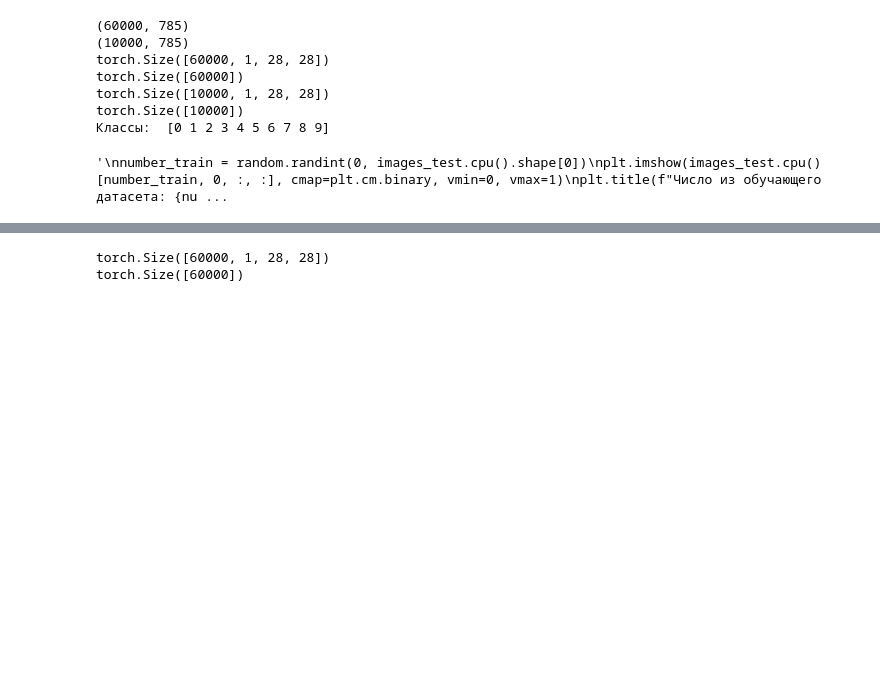
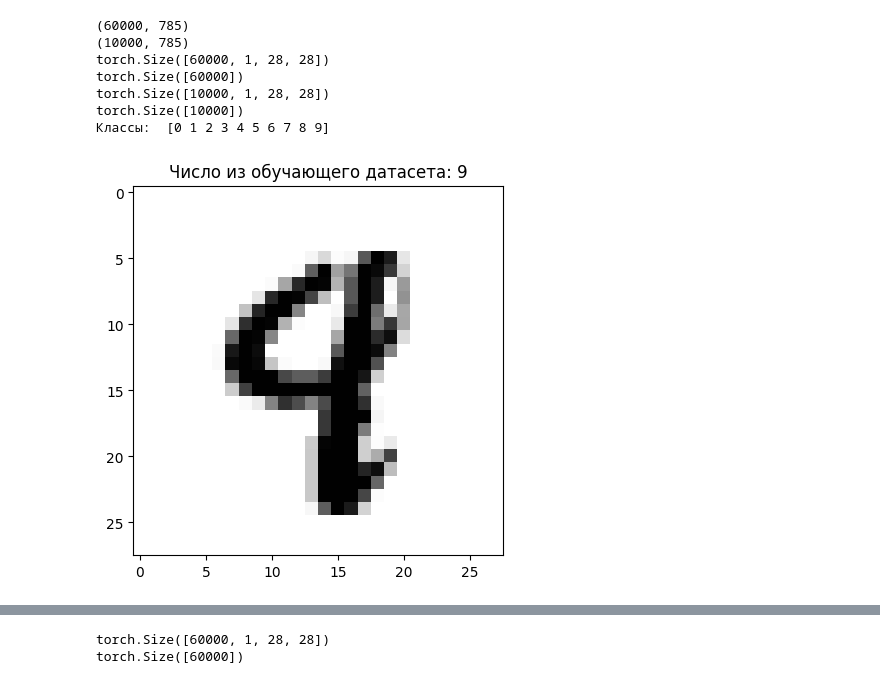
Before and after one commit to d3dx13/CyberPhysical-Systems-and-Technologies-2022, a Jupyter notebook: lab2/lab2.ipynb, the cells around one changed output, grey strips where cells are left out. Drawn from its saved outputs; the diff is of its cells as text; code cells hidden in the pictures; blank space fills up the shorter version.

```diff
--- a/lab2/lab2.ipynb
+++ b/lab2/lab2.ipynb
@@ -77,12 +89,10 @@ torch.Size([10000, 1, 28, 28])
 torch.Size([10000])
 Классы:  [0 1 2 3 4 5 6 7 8 9]
 # %%
-"""
 number_train = random.randint(0, images_test.cpu().shape[0])
 plt.imshow(images_test.cpu()[number_train, 0, :, :], cmap=plt.cm.binary, vmin=0, vmax=1)
 plt.title(f"Число из обучающего датасета: {numbers_test.cpu().numpy()[number_train]}")
 print()
-"""
 # %% [output]
-'\nnumber_train = random.randint(0, images_test.cpu().shape[0])\nplt.imshow(images_test.cpu()[number_train, 0, :, :], cmap=plt.cm.binary, vmin=0, vmax=1)\nplt.title(f"Число из обучающего датасета: {nu ...
+[figure, added]
 # %%
```
Also changed, not shown: parts of 12 cells of this notebook, 12 other files.
